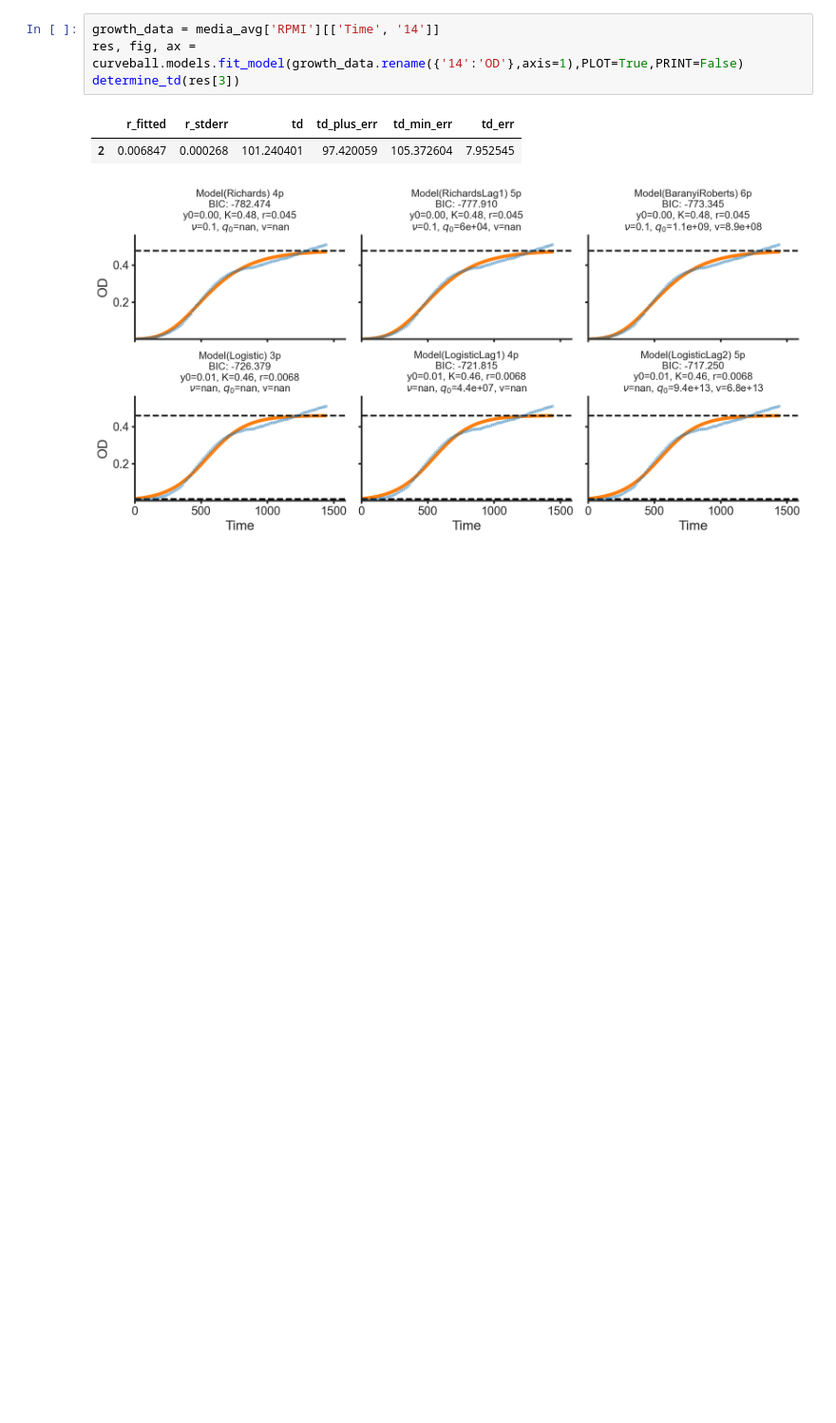
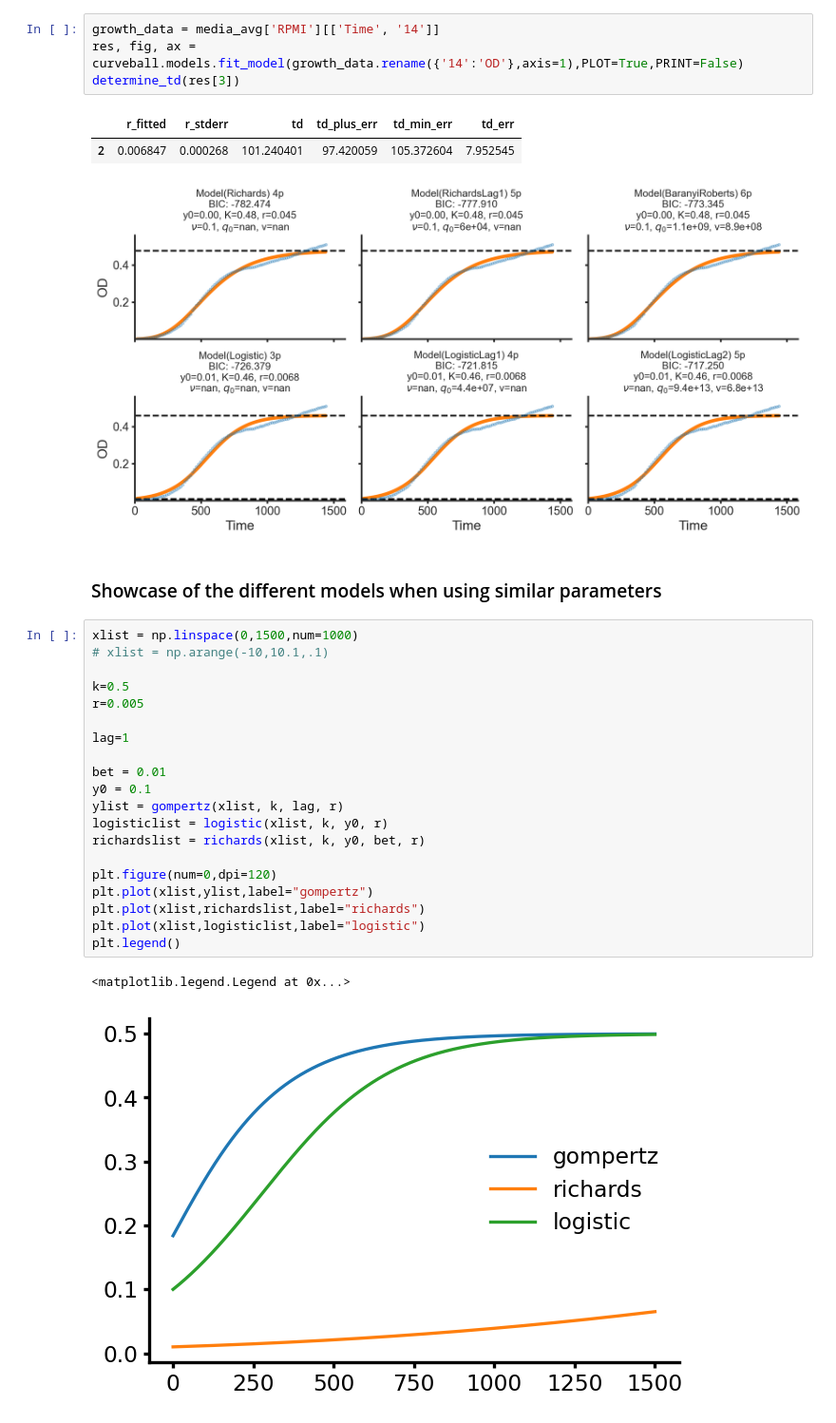
Before and after one commit to draeger-lab/C_striatum_wetlab, a Jupyter notebook: growth_kinetics/code/curve_fitting.ipynb, the cells around one changed output. Shown at 95% size. Drawn from its saved outputs; the diff is of its cells as text; blank space fills up the shorter version.

```diff
--- a/growth_kinetics/code/curve_fitting.ipynb
+++ b/growth_kinetics/code/curve_fitting.ipynb
@@ -350,3 +350,28 @@ determine_td(res[3])
 |  | r_fitted | r_stderr | td | td_plus_err | td_min_err | td_err |
 | 2 | 0.006847 | 0.000268 | 101.240401 | 97.420059 | 105.372604 | 7.952545 |
 [figure]
+# %% [markdown]
+### Showcase of the different models when using similar parameters
+# %%
+xlist = np.linspace(0,1500,num=1000)
+# xlist = np.arange(-10,10.1,.1)
+
+k=0.5
+r=0.005
+
+lag=1
+
+bet = 0.01
+y0 = 0.1
+ylist = gompertz(xlist, k, lag, r)
+logisticlist = logistic(xlist, k, y0, r)
+richardslist = richards(xlist, k, y0, bet, r)
+
+plt.figure(num=0,dpi=120)
+plt.plot(xlist,ylist,label="gompertz")
+plt.plot(xlist,richardslist,label="richards")
+plt.plot(xlist,logisticlist,label="logistic")
+plt.legend()
+# %% [output]
+<matplotlib.legend.Legend at 0x...>
+[figure, added]
```
Also changed, not shown: 1 other file.
